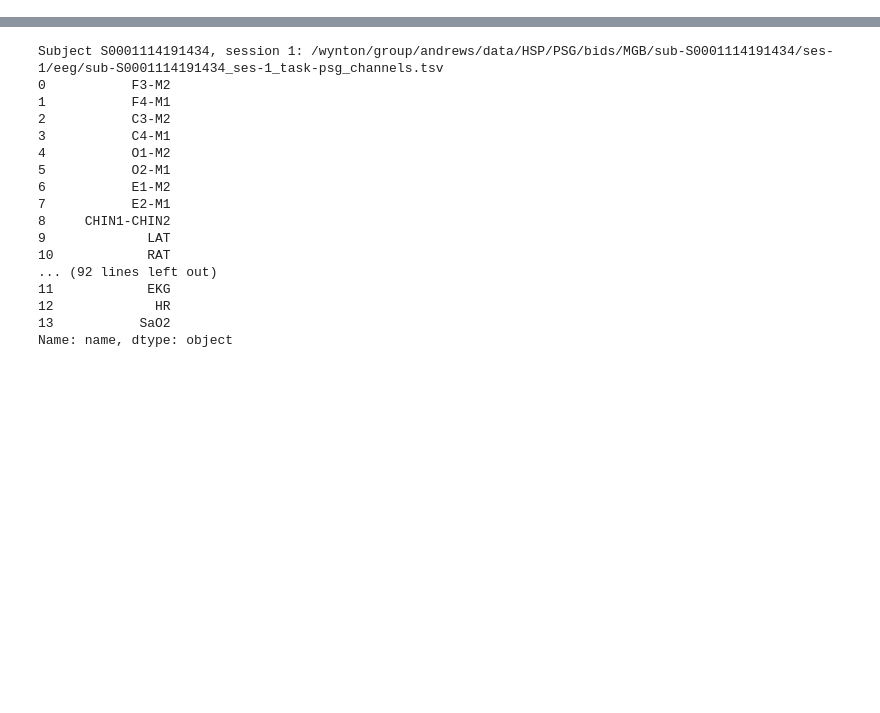
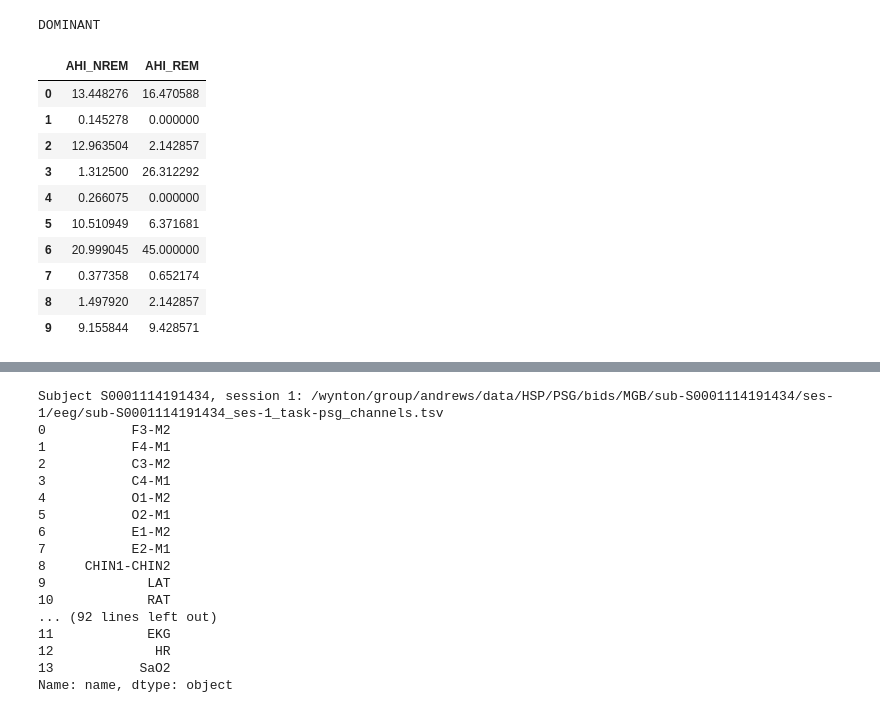
Before and after one commit to AliceNeuro/PSG_Pipeline, a Jupyter notebook: notebooks/tests.ipynb, the cells around one changed output, grey strips where cells are left out. Cells and saved outputs as stored; diff of their text form; code cells hidden in the pictures; blank space fills up the shorter version.

```diff
--- a/notebooks/tests.ipynb
+++ b/notebooks/tests.ipynb
@@ -0,0 +1,19 @@
+# %%
+import pandas as pd
+path = "/wynton/group/andrews/data/PSG_Pipeline_Outputs/extracted_features/hsp_mgb/run_20251218/hsp_mgb_all.csv"
+df = pd.read_csv(path)
+print("DOMINANT")
+df[["AHI_NREM","AHI_REM"]]
+# %% [output]
+DOMINANT
+|  | AHI_NREM | AHI_REM |
+| 0 | 13.448276 | 16.470588 |
+| 1 | 0.145278 | 0.000000 |
+| 2 | 12.963504 | 2.142857 |
+| 3 | 1.312500 | 26.312292 |
+| 4 | 0.266075 | 0.000000 |
+| 5 | 10.510949 | 6.371681 |
+| 6 | 20.999045 | 45.000000 |
+| 7 | 0.377358 | 0.652174 |
+| 8 | 1.497920 | 2.142857 |
+| 9 | 9.155844 | 9.428571 |
```
Also changed, not shown: parts of 4 cells of this notebook, 15 other files.
